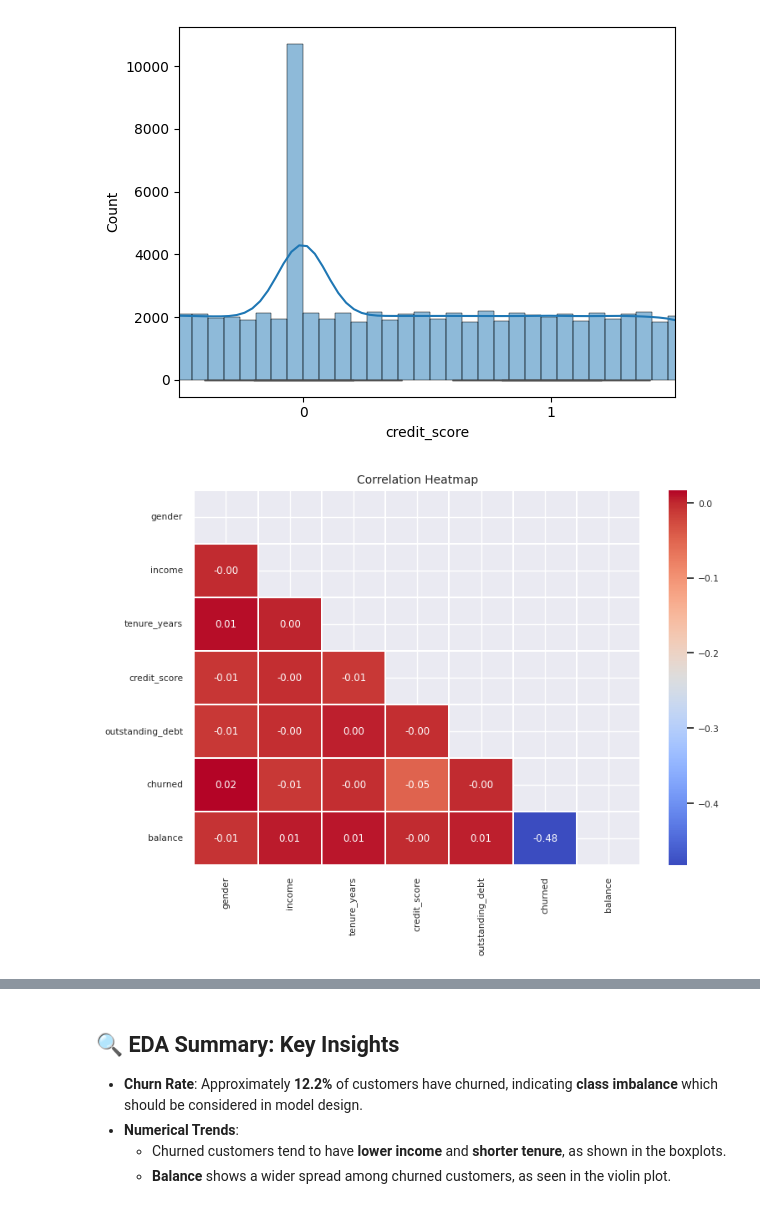
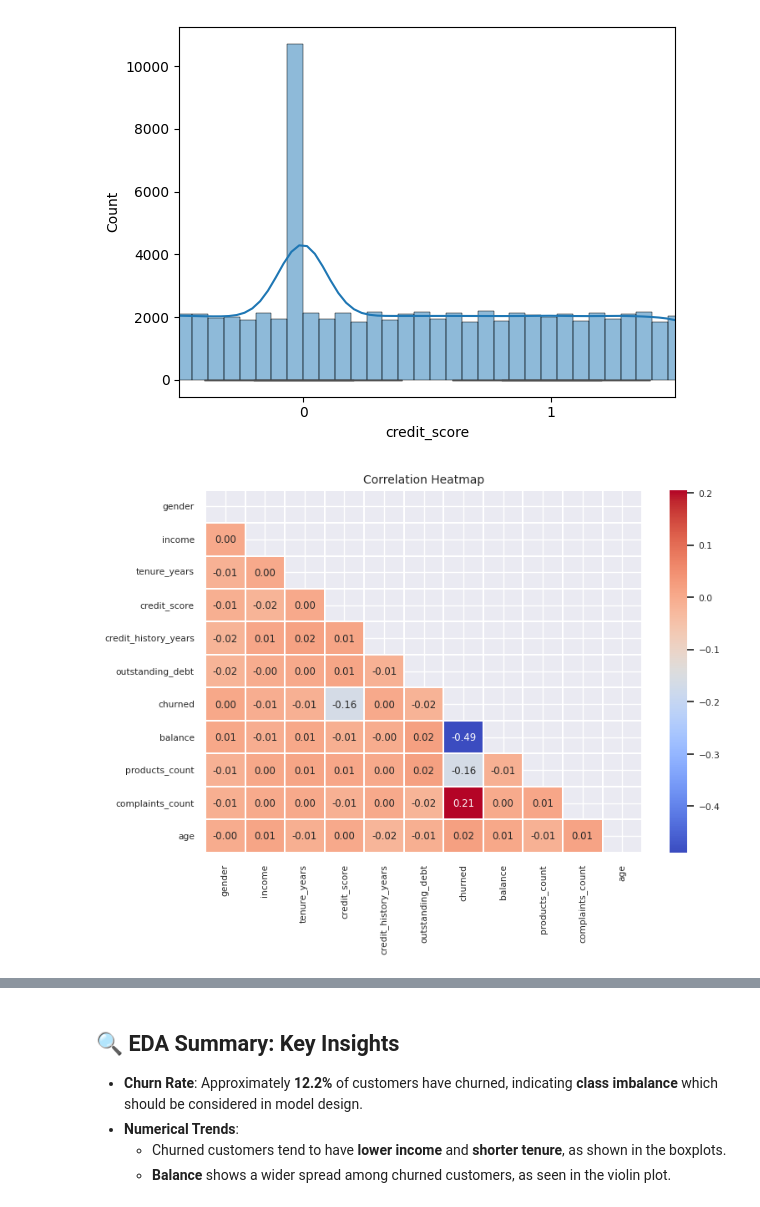
Before and after one commit to SusheniUmayangana/Customer_churn, a Jupyter notebook: FDM_mini_project.ipynb, the cells around one changed output, grey strips where cells are left out. Drawn from its saved outputs; the diff is of its cells as text; code cells hidden in the pictures.

```diff
--- a/FDM_mini_project.ipynb
+++ b/FDM_mini_project.ipynb
@@ -164,2 +156,5 @@ df['churned'] = le.fit_transform(df['churned'].astype(str))
 # %% [markdown]
 # Exploratory Data Analysis (EDA)
+# %%
+df1 = pd.read_csv('Customer_churn/data/churn_cleaned.csv')
+df1.head()
@@ -250,34 +209,31 @@ df = pd.get_dummies(df, columns=['occupation', 'education', 'segment', 'preferre
 # %%
-# Step 1: Select numeric columns and clean them
-num_cols = df.select_dtypes(include=np.number).columns
-df_numeric = df[num_cols].copy()
+# Correlation Heatmap of Numerical Features
 
-# Step 2: Coerce errors and fill NaNs with column median
-df_numeric = df_numeric.apply(pd.to_numeric, errors='coerce')
-df_numeric = df_numeric.fillna(df_numeric.median())
+# Select only numerical columns from df1
+df_numeric = df1.select_dtypes(include=np.number)
 
-# Step 3: Optional downsampling for performance
+# Optional downsampling for performance
 df_sampled = df_numeric.sample(n=10000, random_state=42)
 
-# Step 4: Compute correlation matrix
+# Compute correlation matrix
 corr = df_sampled.corr()
 
-# Step 5: Optional filtering to highlight stronger relationships
+# Optional filtering to highlight stronger relationships
 # corr = corr[(corr > 0.3) | (corr < -0.3)]
 
-# Step 6: Create upper triangle mask
+# Create upper triangle mask
 mask = np.triu(np.ones_like(corr, dtype=bool))
 
-# Step 7: Plot heatmap
+# Plot heatmap
 sns.set(font_scale=0.7)  # adjust font size for readability
 plt.figure(figsize=(8, 6))  # adjust figure size
 sns.heatmap(corr, mask=mask, cmap='coolwarm', annot=True, fmt=".2f", linewidths=0.3)
 
 plt.title("Correlation Heatmap", fontsize=10)
 plt.tight_layout()
 plt.show()
 # %% [output]
-[figure, old version]
+[figure, new version]
 # %%
 # Numerical Features vs. Churn
 
```
Also changed, not shown: parts of 12 cells of this notebook.
